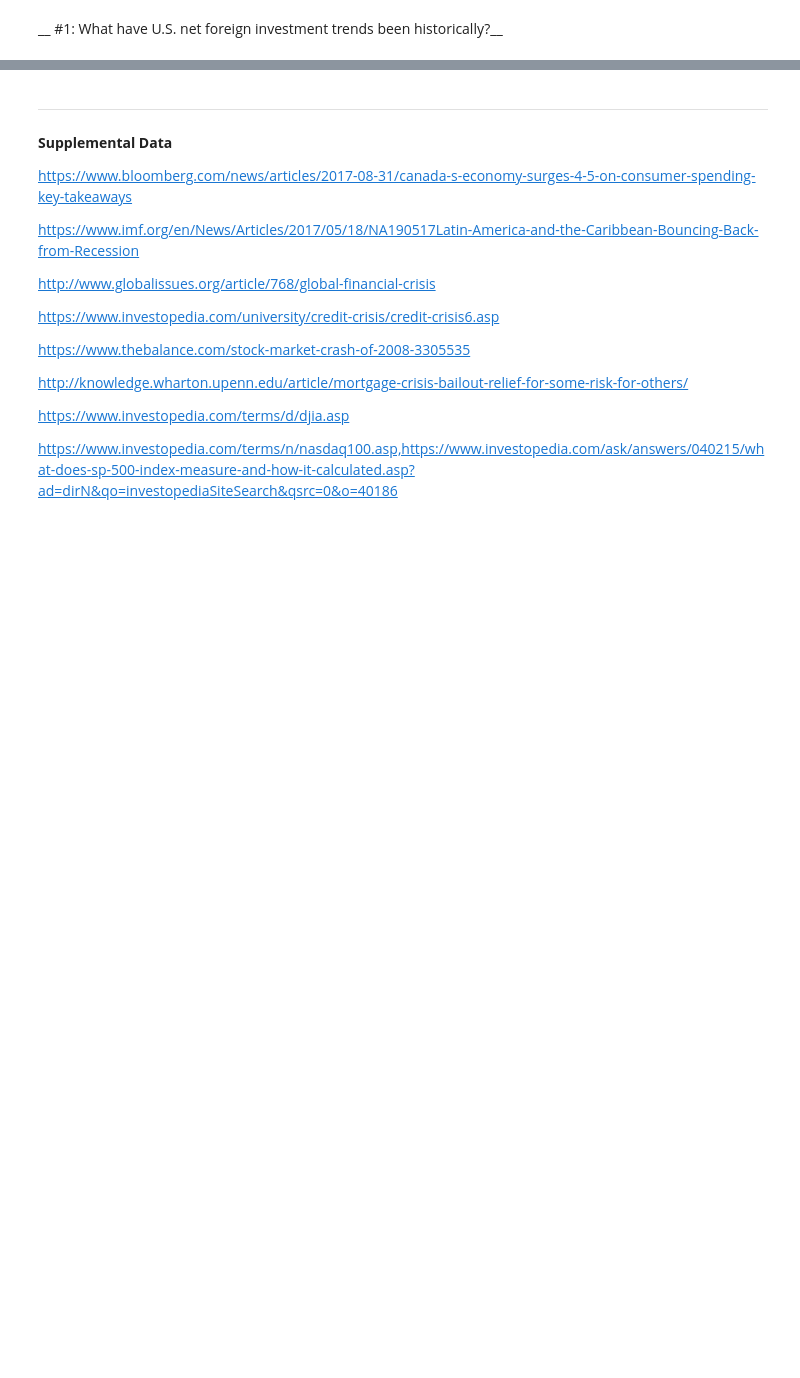
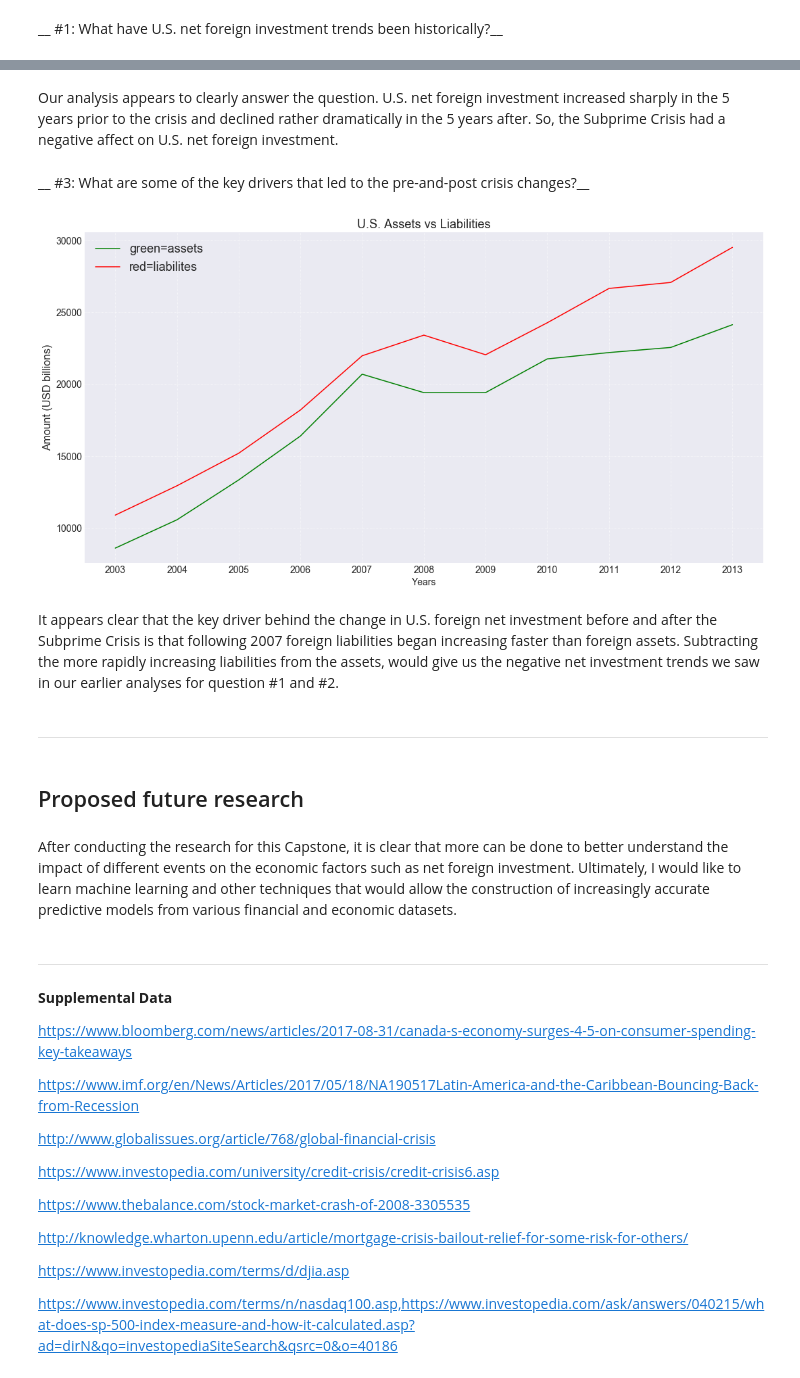
Before and after one commit to dataninja-python/Capstone, a Jupyter notebook: Capstone_AJ-Igherighe_Jan2018.ipynb, the cells around one changed output, grey strips where cells are left out. Drawn from its saved outputs; the diff is of its cells as text; code cells hidden in the pictures; blank space fills up the shorter version.

```diff
--- a/Capstone_AJ-Igherighe_Jan2018.ipynb
+++ b/Capstone_AJ-Igherighe_Jan2018.ipynb
@@ -204,3 +391,52 @@ plt.show()
+# %% [markdown]
+Our analysis appears to clearly answer the question. U.S. net foreign investment increased sharply in the 5 years prior to the crisis and declined rather dramatically in the 5 years after.  So, the Subprime Crisis had a negative affect on U.S. net foreign investment.
+# %% [markdown]
+__ #3: What are some of the key drivers that led to the pre-and-post crisis changes?__
+# %%
+assets_dict = series_assets.to_dict()
+
+y_asset = []
+x_asset = []
+
+for key, value in assets_dict.items():
+    check = int(key)
+    if check > 2002 and check < 2014:
+        y_asset.append(int(value))
+        x_asset.append(key)
+# %%
+liab_dict = series_liabilities.to_dict()
+
+y_liab = []
+x_liab = []
+
+for key, value in liab_dict.items():
+    check = int(key)
+    if check > 2002 and check < 2014:
+        y_liab.append(int(value))
+        x_liab.append(key)
+# %%
+# plot the before and after crisis figures
+fig = plt.figure(figsize=(18, 9))
+plt.plot(x_asset, y_asset, 'g')
+plt.plot(x_liab, y_liab, 'r')
+plt.title('U.S. Assets vs Liabilities').set_size(18)
+plt.xlabel('Years').set_size(14)
+plt.ylabel('Amount (USD billions)').set_size(16)
+plt.xticks(size=14)
+plt.yticks(size=14)
+plt.grid(linestyle='dotted')
+plt.legend(['green=assets', 'red=liabilites'], loc='upper left', prop={'size': 18})
+plt.show()
+# %% [output]
+[figure, added]
+# %% [markdown]
+It appears clear that the key driver behind the change in U.S. foreign net investment before and after the Subprime Crisis is that following 2007 foreign liabilities began increasing faster than foreign assets.  Subtracting the more rapidly increasing liabilities from the assets, would give us the negative net investment trends we saw in our earlier analyses for question #1 and #2.
+# %% [markdown]
+- - - -
+# %% [markdown]
+## Proposed future research
+# %% [markdown]
+After conducting the research for this Capstone, it is clear that more can be done to better understand the impact of different events on the economic factors such as net foreign investment.  Ultimately, I would like to learn machine learning and other techniques that would allow the construction of increasingly accurate predictive models from various financial and economic datasets.
 # %% [markdown]
 - - - -
 # %% [markdown]
```
Also changed, not shown: parts of 44 cells of this notebook, 2 other files.
